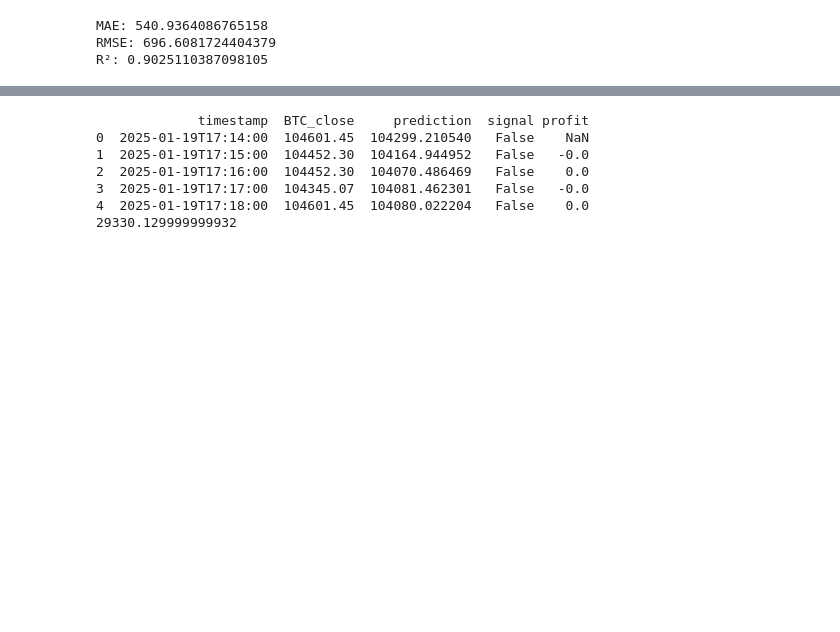
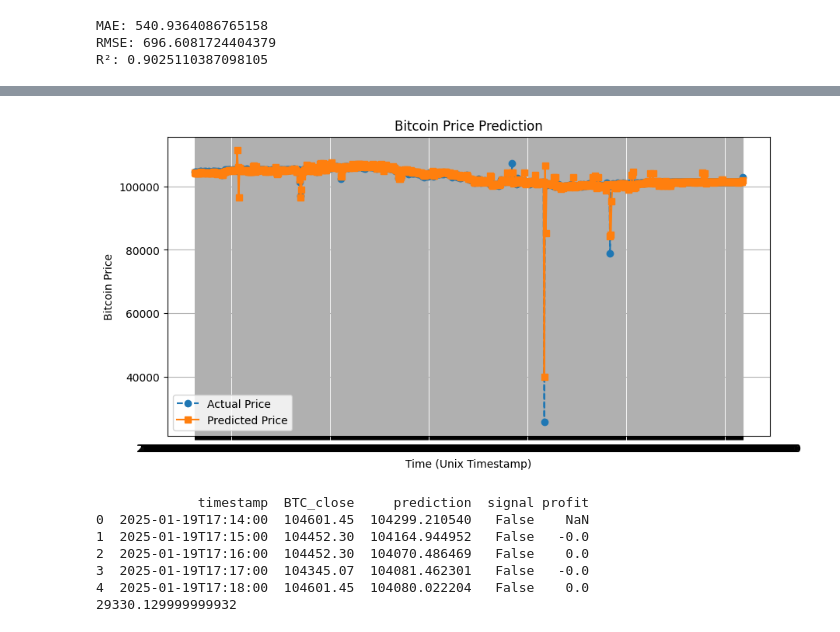
Before and after one commit to scaja/CryptoBot, a Jupyter notebook: regression/ml_regression.ipynb, the cells around one changed output, grey strips where cells are left out. Cells and saved outputs as stored; diff of their text form; code cells hidden in the pictures; blank space fills up the shorter version.

```diff
--- a/regression/ml_regression.ipynb
+++ b/regression/ml_regression.ipynb
@@ -183,13 +173,12 @@ R²: 0.9025110387098105
 # %%
 import matplotlib.pyplot as plt
 
-predictions = regressor.transform(train_data_output)
+predictions = regressor.transform(train_data)
 
 pdf = predictions.select("timestamp", "BTC_close", "prediction").toPandas().head(700)
 
 print(pdf.head(2))
 
-#pdf["time"] = pdf["independent_features"].apply(lambda x: x[0])
 plt.figure(figsize=(10, 5))
 plt.plot(pdf["timestamp"], pdf["BTC_close"], label="Actual Price", marker="o", linestyle="dashed")
 plt.plot(pdf["timestamp"], pdf["prediction"], label="Predicted Price", marker="s", linestyle="solid")
@@ -205,3 +196,4 @@ NameError: name 'train_data_output' is not defined
+[figure, added]
 # %%
 pdf["signal"] = pdf["prediction"] > pdf["BTC_close"]
 
```
Also changed, not shown: parts of 9 cells of this notebook.
